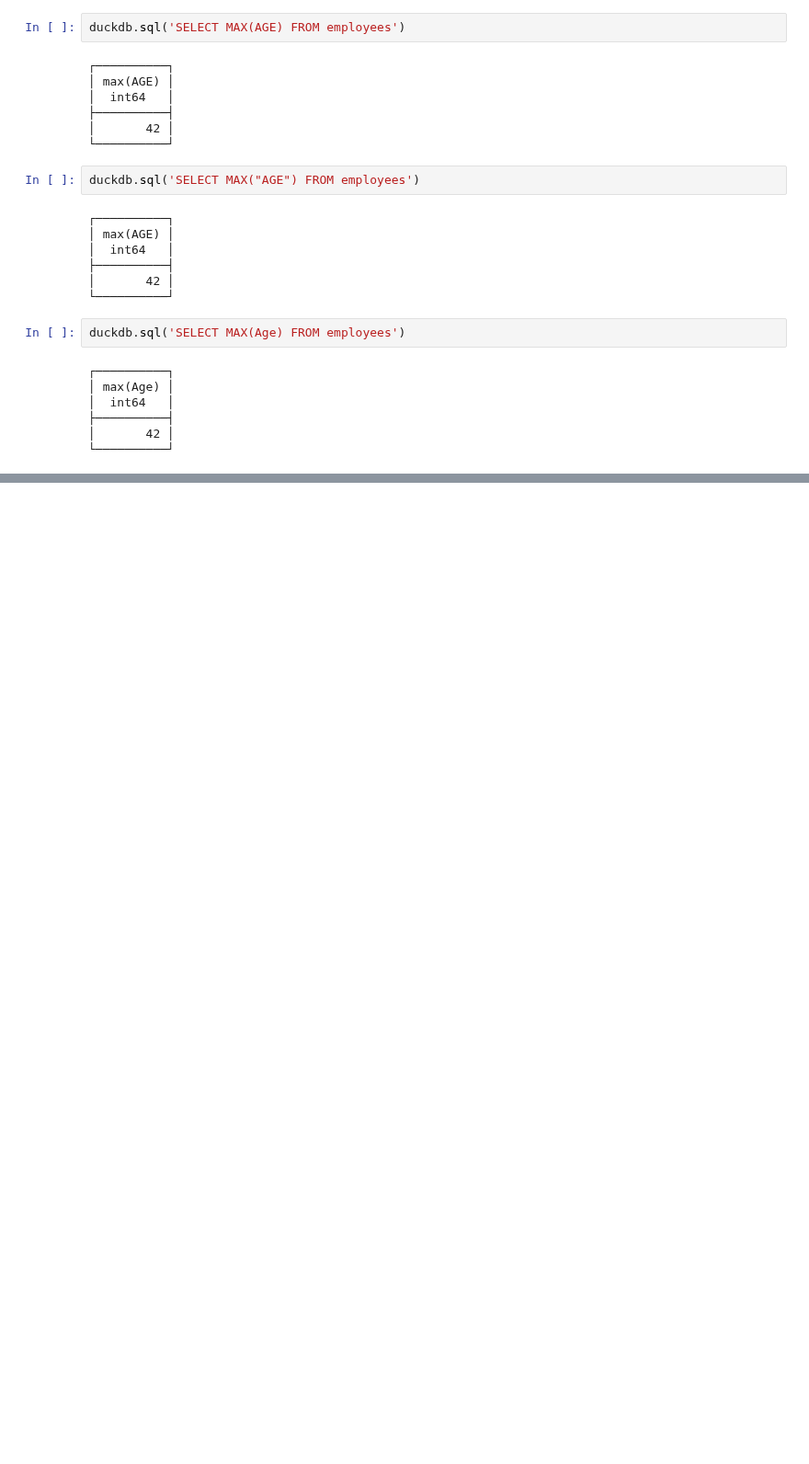
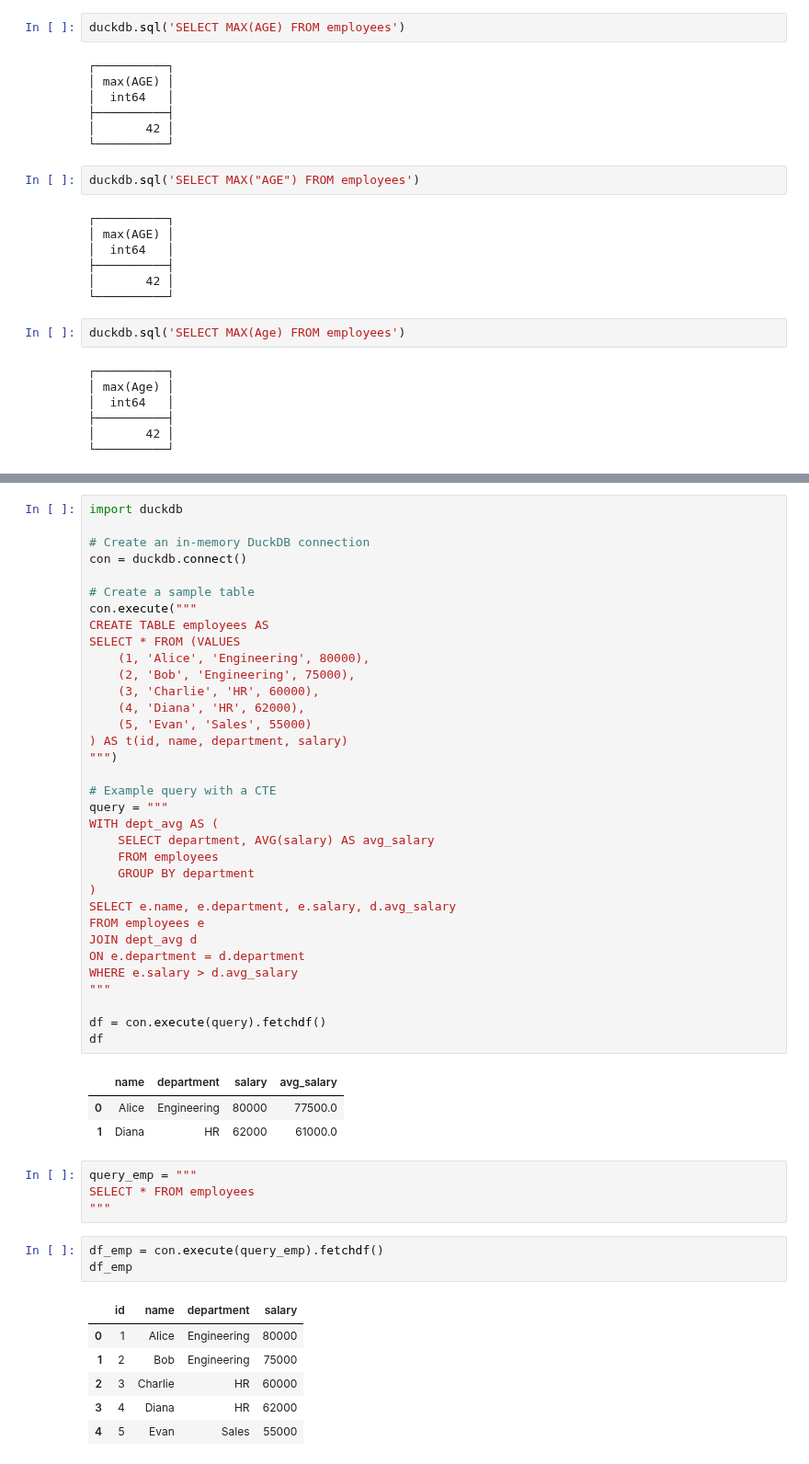
Before and after one commit to imdwipayana/Battlefield, a Jupyter notebook: DuckDB/BugBytes/DuckDB_and_SQL_for_Data_Analysis/DuckDB and SQL.ipynb, the cells around one changed output, grey strips where cells are left out. Shown at 92% size. Drawn from its saved outputs; the diff is of its cells as text; blank space fills up the shorter version.

```diff
--- a/DuckDB/BugBytes/DuckDB_and_SQL_for_Data_Analysis/DuckDB and SQL.ipynb
+++ b/DuckDB/BugBytes/DuckDB_and_SQL_for_Data_Analysis/DuckDB and SQL.ipynb
@@ -171,0 +184,52 @@ duckdb.sql('SELECT MAX(Age) FROM employees')
+# %%
+import duckdb
+
+# Create an in-memory DuckDB connection
+con = duckdb.connect()
+
+# Create a sample table
+con.execute("""
+CREATE TABLE employees AS
+SELECT * FROM (VALUES
+    (1, 'Alice', 'Engineering', 80000),
+    (2, 'Bob', 'Engineering', 75000),
+    (3, 'Charlie', 'HR', 60000),
+    (4, 'Diana', 'HR', 62000),
+    (5, 'Evan', 'Sales', 55000)
+) AS t(id, name, department, salary)
+""")
+
+# Example query with a CTE
+query = """
+WITH dept_avg AS (
+    SELECT department, AVG(salary) AS avg_salary
+    FROM employees
+    GROUP BY department
+)
+SELECT e.name, e.department, e.salary, d.avg_salary
+FROM employees e
+JOIN dept_avg d
+ON e.department = d.department
+WHERE e.salary > d.avg_salary
+"""
+
+df = con.execute(query).fetchdf()
+df
+# %% [output]
+|  | name | department | salary | avg_salary |
+| 0 | Alice | Engineering | 80000 | 77500.0 |
+| 1 | Diana | HR | 62000 | 61000.0 |
+# %%
+query_emp = """
+SELECT * FROM employees
+"""
+# %%
+df_emp = con.execute(query_emp).fetchdf()
+df_emp
+# %% [output]
+|  | id | name | department | salary |
+| 0 | 1 | Alice | Engineering | 80000 |
+| 1 | 2 | Bob | Engineering | 75000 |
+| 2 | 3 | Charlie | HR | 60000 |
+| 3 | 4 | Diana | HR | 62000 |
+| 4 | 5 | Evan | Sales | 55000 |
```
Also changed, not shown: parts of 7 cells of this notebook.
